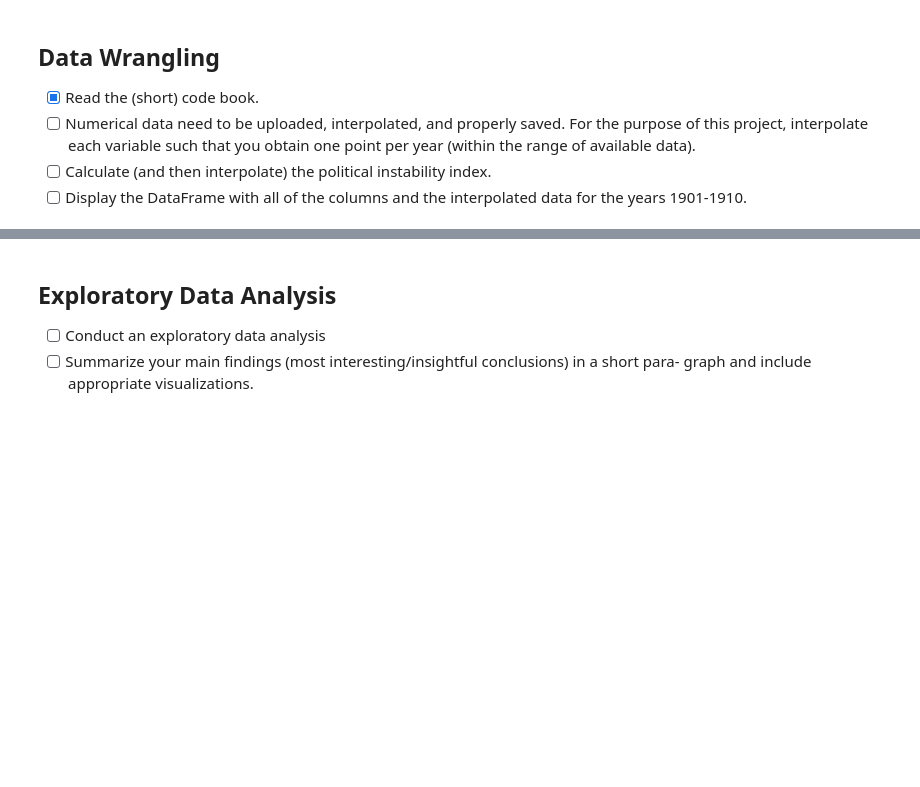
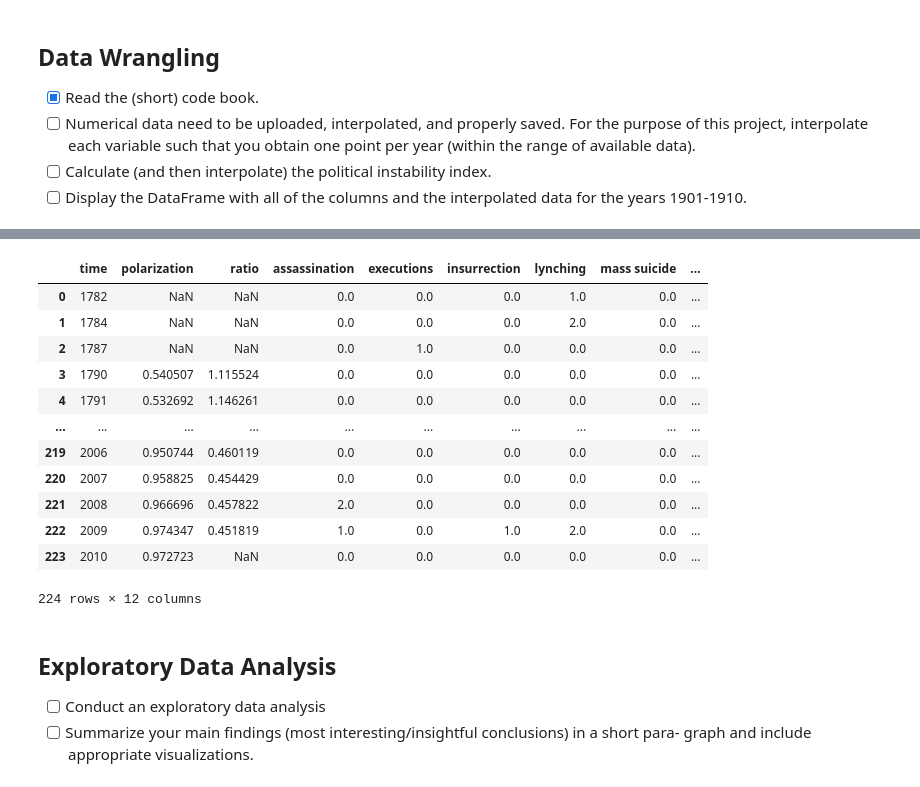
Before and after one commit to yhernandezm05/Final_project_data221, a Jupyter notebook: FInal_project.ipynb, the cells around one changed output, grey strips where cells are left out. Saved outputs shown, nothing was run; the diff lists cells and outputs as text; code cells hidden in the pictures; blank space fills up the shorter version.

Commit message:
Completed Data Wrangling - Dariel

```diff
--- a/FInal_project.ipynb
+++ b/FInal_project.ipynb
@@ -60,6 +61,69 @@ display(uspv.head())
 | 2 | NaN | 1784.07 | riot | economic | 2 | Ft. Dickinson, Wyoming Valley, PA | Gilje | Pennamite-Yankee War. July: John ... |
 | 3 | NaN | 1784.07 | riot | economic | 2 | Wyoming Valley, PA | Gilje | Pennamite-Yankee War. July: Yanke... |
 | 4 | NaN | 1784.09 | riot | economic | 2 | Ft. Dickinson, Wyoming Valley, PA | Gilje | Pennamite-Yankee War. September: ... |
+# %%
+# Dariel
+
+#####################################
+# Political Polarizaiton (pltpolar) #
+#####################################
+
+# Interpolating pltpolar by taking the mean so we have exactly one data point per year
+# Structure: year, distance between the average scores of the Democrats/Republicans for each Congress
+pltpolar["time"] = np.floor(pltpolar["year"])
+pltpolar = pltpolar.groupby("time")["polarization"].mean().reset_index()
+pltpolar["time"] = pltpolar["time"].apply(lambda x : int(x))
+
+######################################
+# Political Wage/GDP Ratio (pltwage) #
+######################################
+
+# Interpolating pltwage by taking the mean so we have exactly one data point per year
+# Structure: year, ratio of blue collar wages/gdp per year
+pltwage["time"] = np.floor(pltwage["year"])
+pltwage = pltwage.groupby("time")["ratio"].mean().reset_index()
+pltwage["time"] = pltwage["time"].apply(lambda x : int(x))
+
+######################################
+# Political Violence Database (uspv) #
+######################################
+uspv = uspv.drop(columns=["code","source","description", "location"])
+uspv["time"] = np.floor(uspv["year"])
+uspv = uspv.dropna()
+uspv["time"] = uspv["time"].apply(lambda x : int(x))
+
+pivot_type = pd.crosstab(uspv['time'], uspv['type'])
+uspv = pivot_type
+
+######################################
+# JOINING DARIEL'S DATASETS TOGETHER #
+######################################
+
+# We can merge with Yordi's datasets later on the time column
+dariel_joined = pd.merge(pltpolar, pltwage, on="time", how="outer")
+dariel_joined = pd.merge(dariel_joined, uspv, on="time", how="outer")
+dariel_joined[["assassination", "executions", "insurrection", "lynching",
+               "mass suicide", "rampage", "riot", "terrorism", "war"]] = \
+dariel_joined[["assassination", "executions", "insurrection", "lynching",
+               "mass suicide", "rampage", "riot", "terrorism", "war"]].fillna(0)
+
+years_wanted = [1901, 1902, 1903, 1904, 1905, 1906, 1907, 1908, 1909, 1910]
+dariel_joined = dariel_joined[dariel_joined["time"].isin(years_wanted)]
+dariel_joined
+# %% [output]
+|  | time | polarization | ratio | assassination | executions | insurrection | lynching | mass suicide | ... |
+| 0 | 1782 | NaN | NaN | 0.0 | 0.0 | 0.0 | 1.0 | 0.0 | ... |
+| 1 | 1784 | NaN | NaN | 0.0 | 0.0 | 0.0 | 2.0 | 0.0 | ... |
+| 2 | 1787 | NaN | NaN | 0.0 | 1.0 | 0.0 | 0.0 | 0.0 | ... |
+| 3 | 1790 | 0.540507 | 1.115524 | 0.0 | 0.0 | 0.0 | 0.0 | 0.0 | ... |
+| 4 | 1791 | 0.532692 | 1.146261 | 0.0 | 0.0 | 0.0 | 0.0 | 0.0 | ... |
+| ... | ... | ... | ... | ... | ... | ... | ... | ... | ... |
+| 219 | 2006 | 0.950744 | 0.460119 | 0.0 | 0.0 | 0.0 | 0.0 | 0.0 | ... |
+| 220 | 2007 | 0.958825 | 0.454429 | 0.0 | 0.0 | 0.0 | 0.0 | 0.0 | ... |
+| 221 | 2008 | 0.966696 | 0.457822 | 2.0 | 0.0 | 0.0 | 0.0 | 0.0 | ... |
+| 222 | 2009 | 0.974347 | 0.451819 | 1.0 | 0.0 | 1.0 | 2.0 | 0.0 | ... |
+| 223 | 2010 | 0.972723 | NaN | 0.0 | 0.0 | 0.0 | 0.0 | 0.0 | ... |
+224 rows × 12 columns
 # %% [markdown]
 ## Exploratory Data Analysis
 * [ ] Conduct an exploratory data analysis
```
Also changed, not shown: parts of 2 cells of this notebook, 1 other file.
